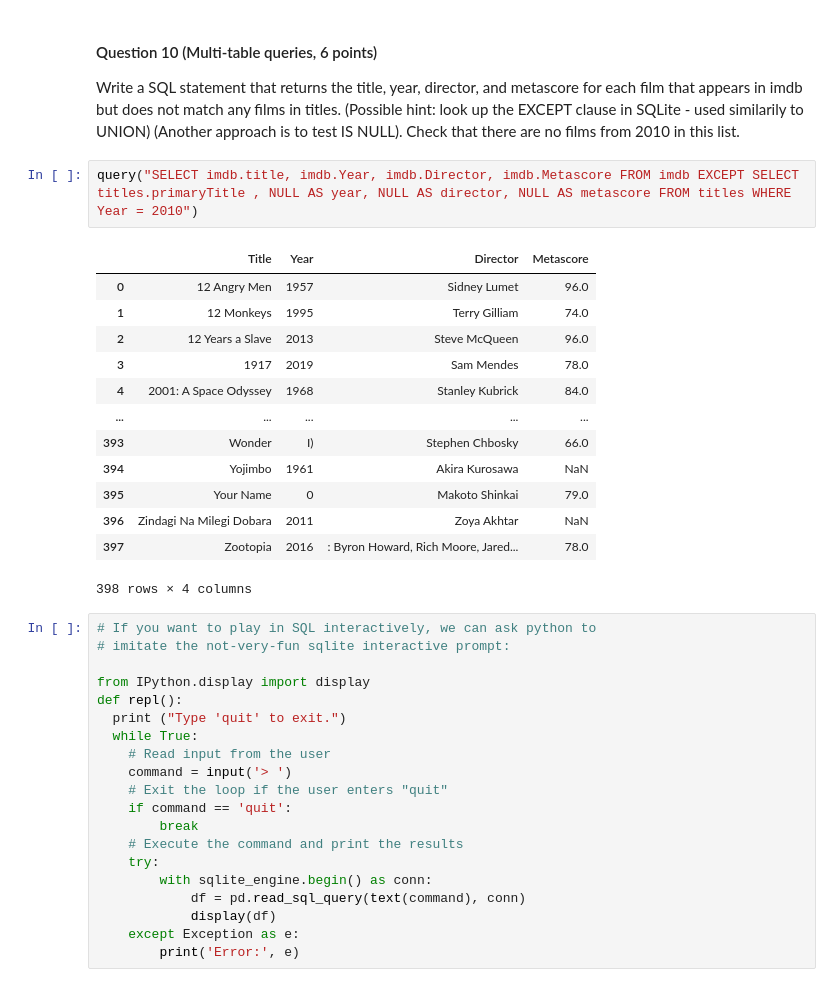
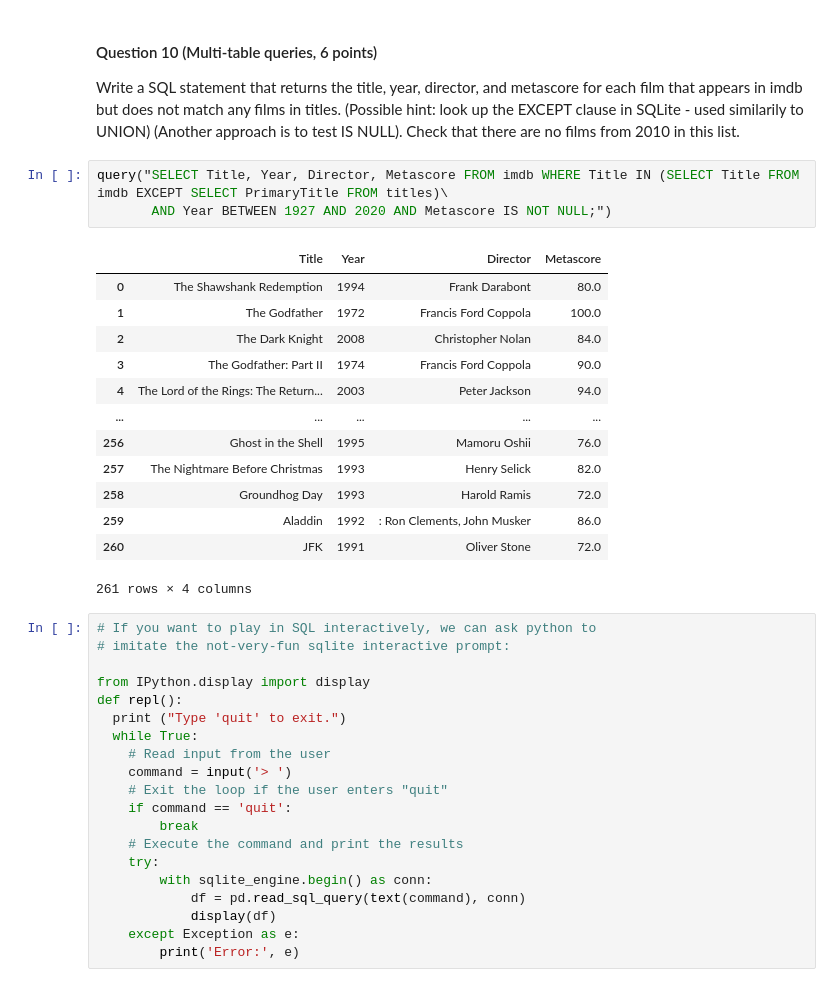
Before and after one commit to giomhern/data119, a Jupyter notebook: homeworks/hw7.ipynb, the cells around one changed output. Saved outputs shown, nothing was run; the diff lists cells and outputs as text.

```diff
--- a/homeworks/hw7.ipynb
+++ b/homeworks/hw7.ipynb
@@ -346,22 +328,23 @@ query("SELECT genres as Genres, COUNT(*) AS Count, AVG(runtimeMinutes) AS AvgRun
 # %% [markdown]
 #### Question 10 (Multi-table queries, 6 points)
 Write a SQL statement that returns the title, year, director, and metascore for each film that appears in imdb but does not match any films in titles.  (Possible hint: look up the EXCEPT clause in SQLite - used similarily to UNION)  (Another approach is to test IS NULL).  Check that there are no films from 2010 in this list.
-# %%
-query("SELECT imdb.title, imdb.Year, imdb.Director, imdb.Metascore FROM imdb EXCEPT SELECT titles.primaryTitle , NULL AS year, NULL AS director, NULL AS metascore FROM titles WHERE Year = 2010")
-# %% [output]
-|  | Title | Year | Director | Metascore |
-| 0 | 12 Angry Men | 1957 | Sidney Lumet | 96.0 |
-| 1 | 12 Monkeys | 1995 | Terry Gilliam | 74.0 |
-| 2 | 12 Years a Slave | 2013 | Steve McQueen | 96.0 |
-| 3 | 1917 | 2019 | Sam Mendes | 78.0 |
-| 4 | 2001: A Space Odyssey | 1968 | Stanley Kubrick | 84.0 |
-| ... | ... | ... | ... | ... |
-| 393 | Wonder | I) | Stephen Chbosky | 66.0 |
-| 394 | Yojimbo | 1961 | Akira Kurosawa | NaN |
-| 395 | Your Name | 0 | Makoto Shinkai | 79.0 |
-| 396 | Zindagi Na Milegi Dobara | 2011 | Zoya Akhtar | NaN |
-| 397 | Zootopia | 2016 | : Byron Howard, Rich Moore, Jared... | 78.0 |
-398 rows × 4 columns
+# %%
+query("SELECT Title, Year, Director, Metascore FROM imdb WHERE Title IN (SELECT Title FROM imdb EXCEPT SELECT PrimaryTitle FROM titles)\
+       AND Year BETWEEN 1927 AND 2020 AND Metascore IS NOT NULL;")
+# %% [output]
+|  | Title | Year | Director | Metascore |
+| 0 | The Shawshank Redemption | 1994 | Frank Darabont | 80.0 |
+| 1 | The Godfather | 1972 | Francis Ford Coppola | 100.0 |
+| 2 | The Dark Knight | 2008 | Christopher Nolan | 84.0 |
+| 3 | The Godfather: Part II | 1974 | Francis Ford Coppola | 90.0 |
+| 4 | The Lord of the Rings: The Return... | 2003 | Peter Jackson | 94.0 |
+| ... | ... | ... | ... | ... |
+| 256 | Ghost in the Shell | 1995 | Mamoru Oshii | 76.0 |
+| 257 | The Nightmare Before Christmas | 1993 | Henry Selick | 82.0 |
+| 258 | Groundhog Day | 1993 | Harold Ramis | 72.0 |
+| 259 | Aladdin | 1992 | : Ron Clements, John Musker | 86.0 |
+| 260 | JFK | 1991 | Oliver Stone | 72.0 |
+261 rows × 4 columns
 # %%
 # If you want to play in SQL interactively, we can ask python to
 # imitate the not-very-fun sqlite interactive prompt:
```
Also changed, not shown: parts of 5 cells of this notebook.
